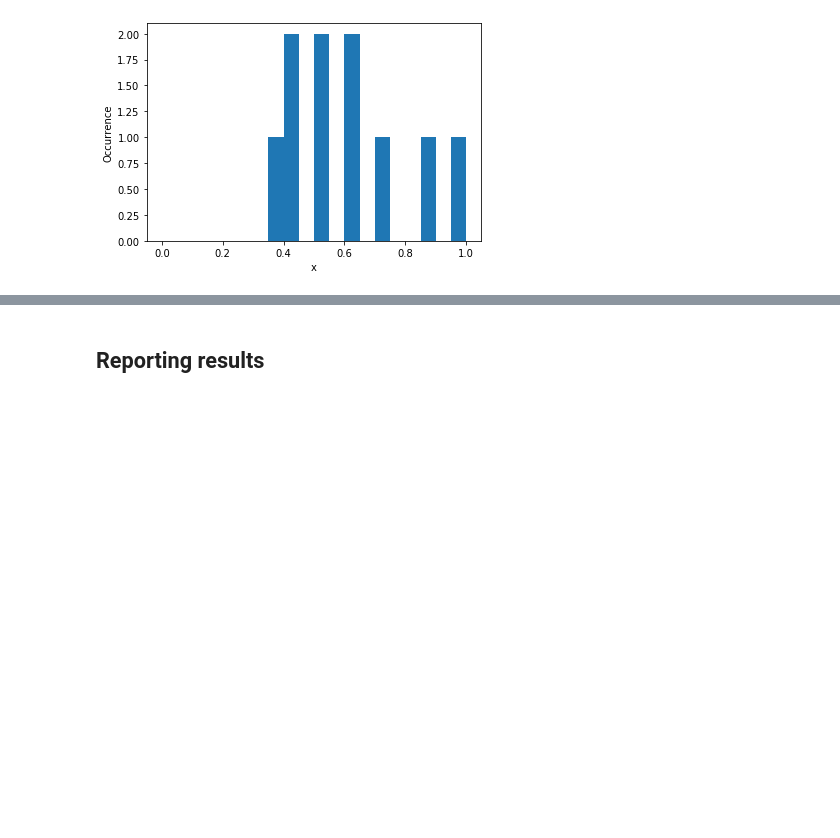
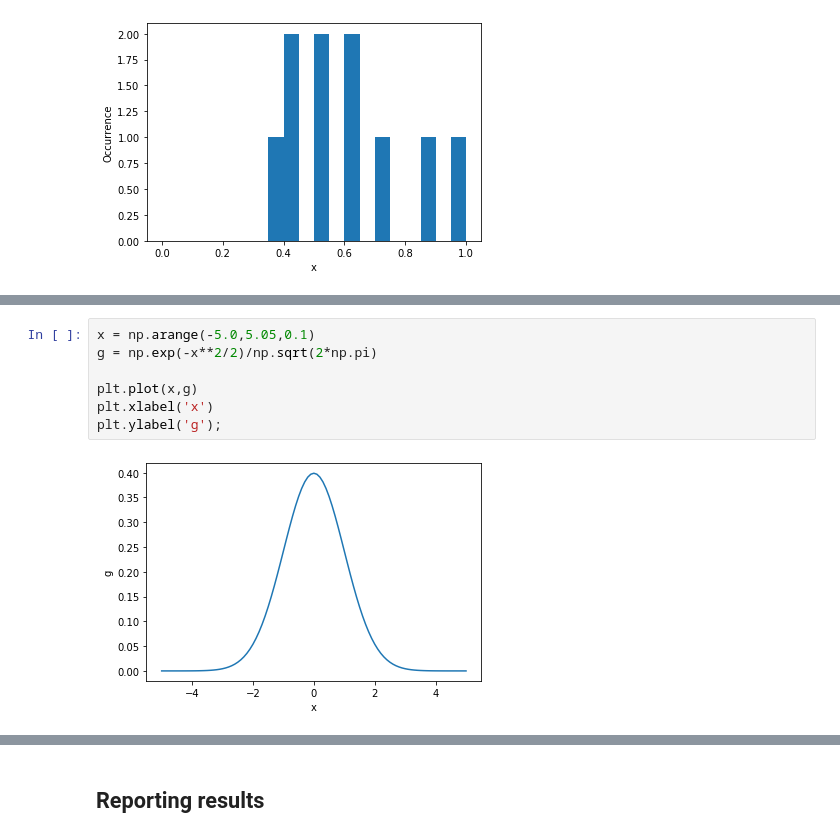
Before and after one commit to jsdodge/data-analysis-python, a Jupyter notebook: notebooks/2.0-Basic-statistics.ipynb, the cells around one changed output, grey strips where cells are left out. Saved outputs shown, nothing was run; the diff lists cells and outputs as text; blank space fills up the shorter version.

```diff
--- a/notebooks/2.0-Basic-statistics.ipynb
+++ b/notebooks/2.0-Basic-statistics.ipynb
@@ -204,0 +248,9 @@ Select this cell and enter your response to Exercise 3 here.
+# %%
+x = np.arange(-5.0,5.05,0.1)
+g = np.exp(-x**2/2)/np.sqrt(2*np.pi)
+
+plt.plot(x,g)
+plt.xlabel('x')
+plt.ylabel('g');
+# %% [output]
+[figure, added]
```
Also changed, not shown: parts of 85 cells of this notebook, 1 other file.
